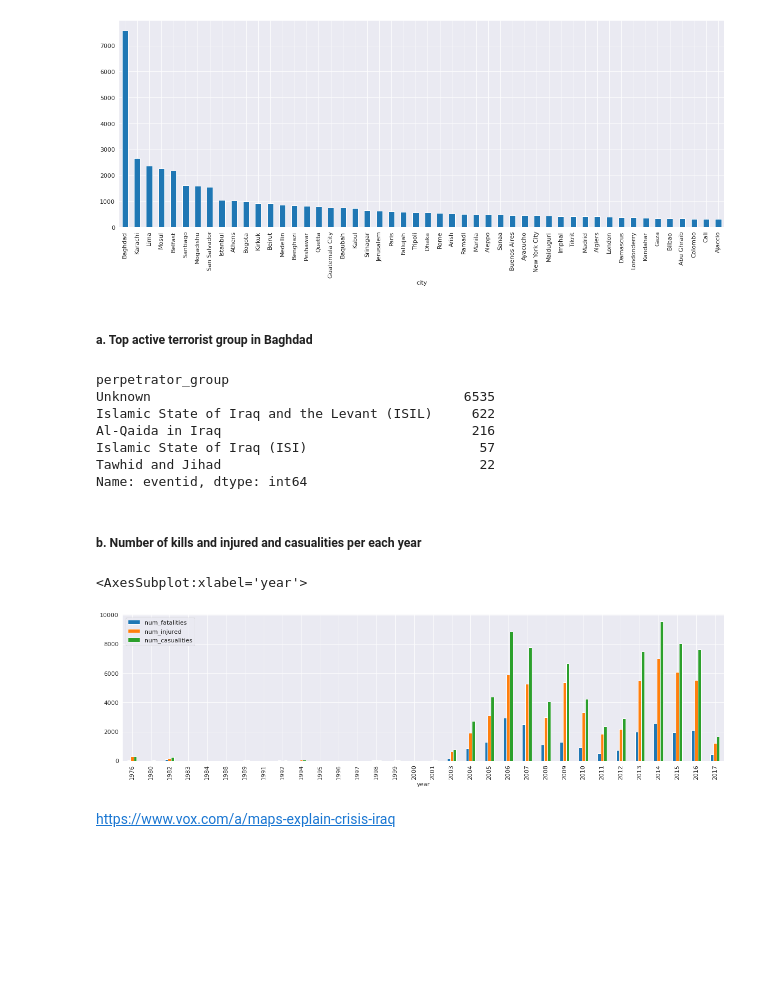
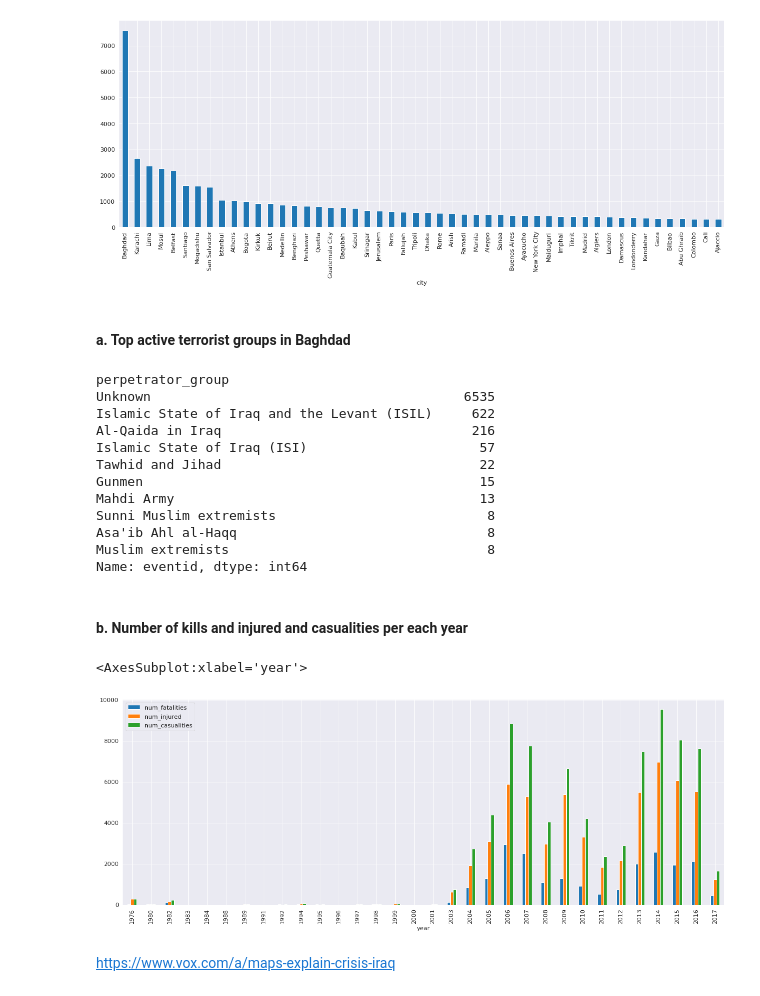
Before and after one commit to JozJozmin/GTD-, a Jupyter notebook: global-terrorism-analysis-capstone-project-ipynb.ipynb, the cells around one changed output. Drawn from its saved outputs; the diff is of its cells as text; code cells hidden in the pictures; blank space fills up the shorter version.

```diff
--- a/global-terrorism-analysis-capstone-project-ipynb.ipynb
+++ b/global-terrorism-analysis-capstone-project-ipynb.ipynb
@@ -493,3 +474,5 @@ replace_missing_lat_long(data_new,lat_long_missing_df).head()
 longitude    2.007804
 latitude     2.007254
 dtype: float64
+# %%
+data_new = data_new.dropna()
@@ -546,10 +543,10 @@ target_cities.plot(kind ='bar',figsize=(20, 7))
 <AxesSubplot:xlabel='city'>
 [figure]
 # %% [markdown]
-##### a. Top active terrorist group in Baghdad
+#### a. Top active terrorist groups in Baghdad
 # %%
 baghdad_df = data_new[data_new.city == 'Baghdad']
-baghdad_df.groupby('perpetrator_group')['eventid'].count().sort_values(ascending = False)[:5]
+baghdad_df.groupby('perpetrator_group')['eventid'].count().sort_values(ascending = False)[:10]
 # %% [output]
 perpetrator_group
 Unknown                                        6535
@@ -557,15 +554,20 @@ Islamic State of Iraq and the Levant (ISIL)     622
 Al-Qaida in Iraq                                216
 Islamic State of Iraq (ISI)                      57
 Tawhid and Jihad                                 22
+Gunmen                                           15
+Mahdi Army                                       13
+Sunni Muslim extremists                           8
+Asa'ib Ahl al-Haqq                                8
+Muslim extremists                                 8
 Name: eventid, dtype: int64
 # %% [markdown]
-##### b. Number of kills and injured and casualities per each year
+#### b. Number of kills and injured and casualities per each year
 # %%
 baghdad_casualities = baghdad_df.groupby('year')['num_fatalities','num_injured','num_casualities'].sum()
-baghdad_casualities.plot(kind='bar',figsize=(20, 5))
+baghdad_casualities.plot(kind='bar',figsize=(20, 7))
 # %% [output]
 <AxesSubplot:xlabel='year'>
-[figure, old version]
+[figure, new version]
 # %% [markdown]
 https://www.vox.com/a/maps-explain-crisis-iraq
 # %% [markdown]
```
Also changed, not shown: parts of 27 cells of this notebook.
